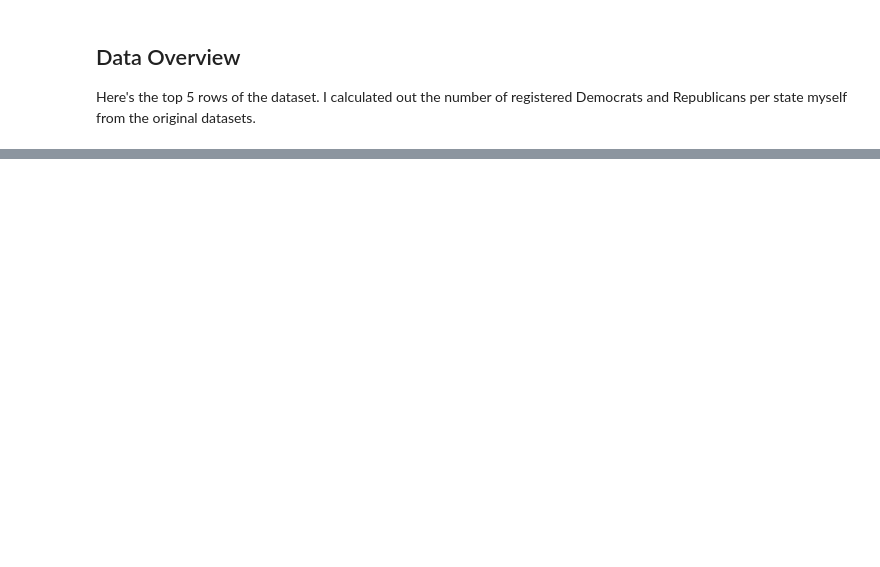
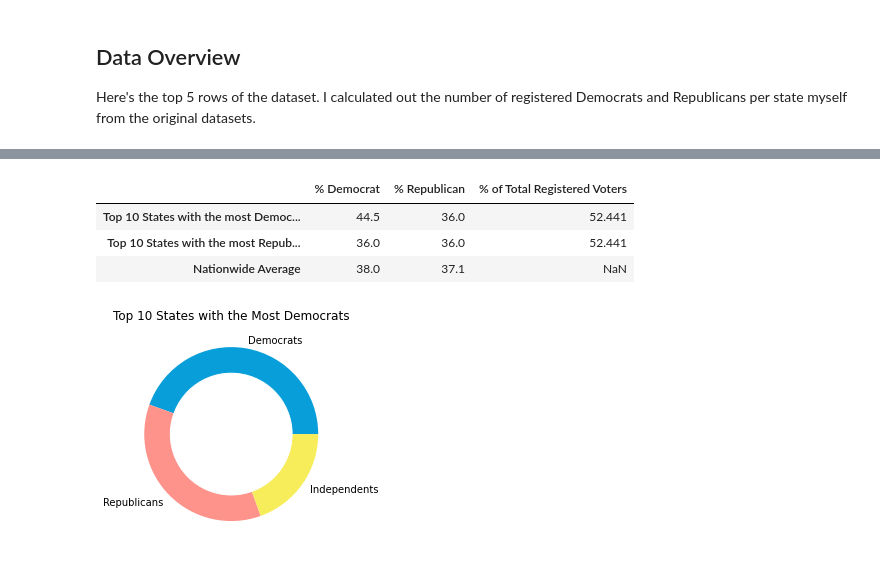
Before and after one commit to coreyclip/coreyclip.github.io, a Jupyter notebook: jupyternotebooks/ElectoralCollege.ipynb, the cells around one changed output, grey strips where cells are left out. Saved outputs shown, nothing was run; the diff lists cells and outputs as text; code cells hidden in the pictures; blank space fills up the shorter version.

```diff
--- a/jupyternotebooks/ElectoralCollege.ipynb
+++ b/jupyternotebooks/ElectoralCollege.ipynb
@@ -87,0 +120,40 @@ average percent democrat in the 5 most populous states: 38.0%
+# %%
+limit = 10
+
+tdf = pd.DataFrame(index=[f'Top {limit} States with the most Democrats', f'Top {limit} States with the most Republicans', 'Nationwide Average'], data=[],
+             columns=['% Democrat', '% Republican', '% of Total Registered Voters'])
+tdf['% Republican'] = [df.sort_values('Democrats', ascending=False).head(limit)['RepubPercentage'].mean().round(3) * 100,
+                       df.sort_values('Republicans', ascending=False).head(limit)['RepubPercentage'].mean().round(3) * 100,
+                       df['RepubPercentage'].mean().round(3) * 100
+                      ]
+
+tdf['% Democrat'] = [  df.sort_values('Democrats', ascending=False).head(limit)['DemPercentage'].mean().round(3) * 100,
+                       df.sort_values('Democrats', ascending=False).head(limit)['RepubPercentage'].mean().round(3) * 100,
+                       df['DemPercentage'].mean().round(2) * 100
+                      ]
+tdf['% of Total Registered Voters'] = [(df.sort_values('Democrats', ascending=False).head(limit)['totalRegistered'].sum() / df['totalRegistered'].sum() * 100).round(3),
+                         (df.sort_values('Republicans', ascending=False).head(limit)['totalRegistered'].sum() / df['totalRegistered'].sum() * 100).round(3),
+                         np.nan]
+
+tdf
+# %% [output]
+|  | % Democrat | % Republican | % of Total Registered Voters |
+| Top 10 States with the most Democ... | 44.5 | 36.0 | 52.441 |
+| Top 10 States with the most Repub... | 36.0 | 36.0 | 52.441 |
+| Nationwide Average | 38.0 | 37.1 | NaN |
+# %%
+names = ['Democrats', 'Republicans', 'Independents']
+dem_size = [df.sort_values('Democrats', ascending=False).head(limit)['DemPercentage'].mean(),
+        df.sort_values('Democrats', ascending=False).head(limit)['RepubPercentage'].mean(),
+        df.sort_values('Democrats', ascending=False).head(limit)['IndPercentage'].mean()]
+
+# Create a circle for the center of the plot
+my_circle=plt.Circle( (0,0), 0.7, color='white')
+plt.pie(dem_size, labels=names, colors=['#079EDA', '#FE938C', '#F7EC59'])
+plt.title(f'Top {limit} States with the Most Democrats')
+p=plt.gcf()
+p.gca().add_artist(my_circle)
+
+plt.show()
+# %% [output]
+[figure, added]
```
Also changed, not shown: parts of 15 cells of this notebook, 8 other files.
